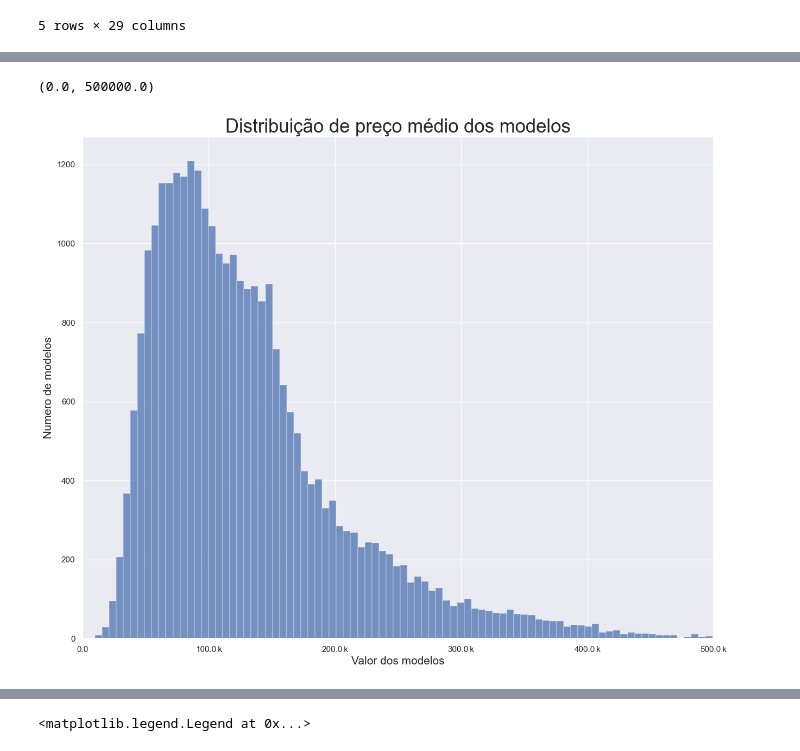
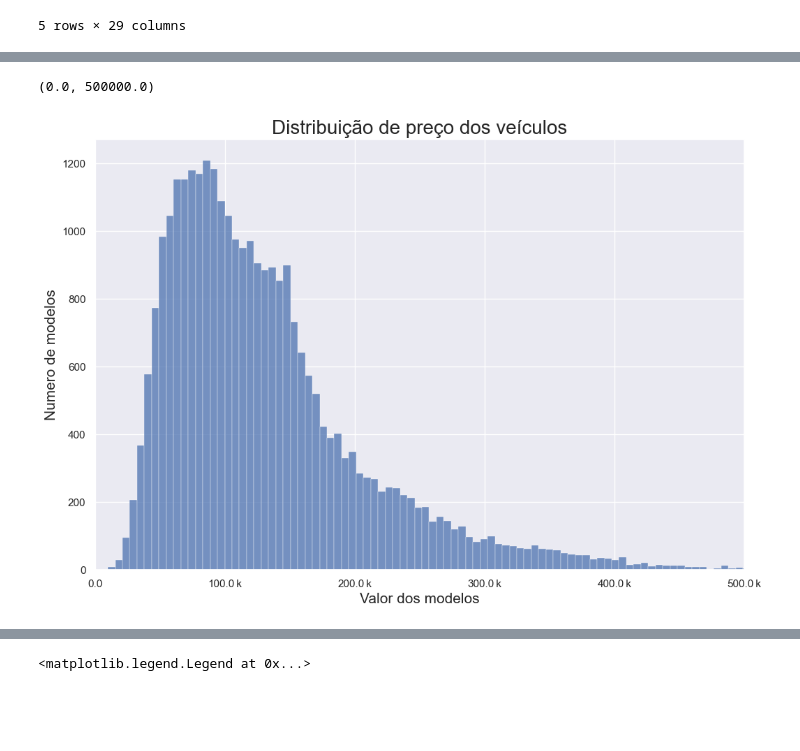
Before and after one commit to marcostrivelato/desafio-lighthouse, a Jupyter notebook: relatório-estatisticas.ipynb, the cells around one changed output, grey strips where cells are left out. Cells and saved outputs as stored; diff of their text form; code cells hidden in the pictures; blank space fills up the shorter version.

```diff
--- a/relatório-estatisticas.ipynb
+++ b/relatório-estatisticas.ipynb
@@ -39,15 +39,15 @@ Text(0.5, 0, 'Numero de carros')
 # %%
 sns.set()
-plt.figure(figsize=(15, 12))
+plt.figure(figsize=(12, 8))
 graph = sns.histplot(data = df, x = 'preco')
-graph.set_title("Distribuição de preço médio dos modelos", fontsize = 25)
+graph.set_title("Distribuição de preço dos veículos", fontsize = 20)
 graph.set_ylabel("Numero de modelos", fontsize = 15)
 graph.set_xlabel("Valor dos modelos", fontsize = 15)
 formatter = EngFormatter(places=1, sep="\N{THIN SPACE}")  # U+2009
 graph.xaxis.set_major_formatter(formatter)
 graph.set_xlim(0,500000)
 # %% [output]
 (0.0, 500000.0)
-[figure, old version]
+[figure, new version]
 # %%
 sns.set()
```
Also changed, not shown: parts of 12 cells of this notebook, 2 other files.
